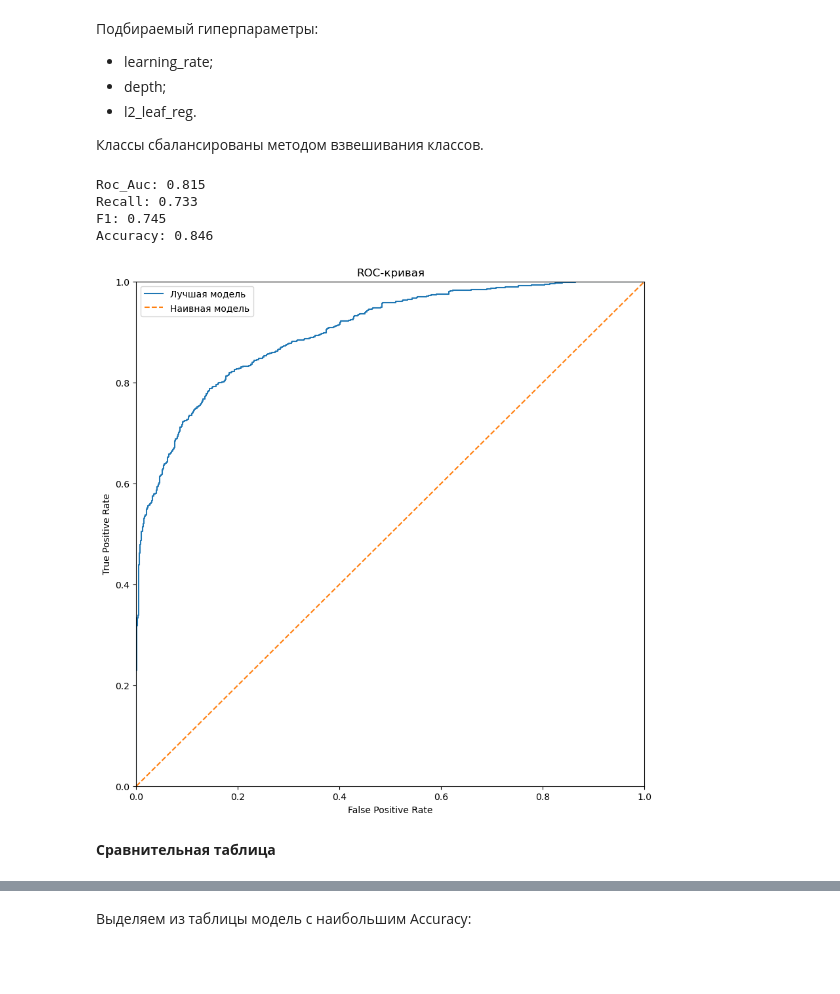
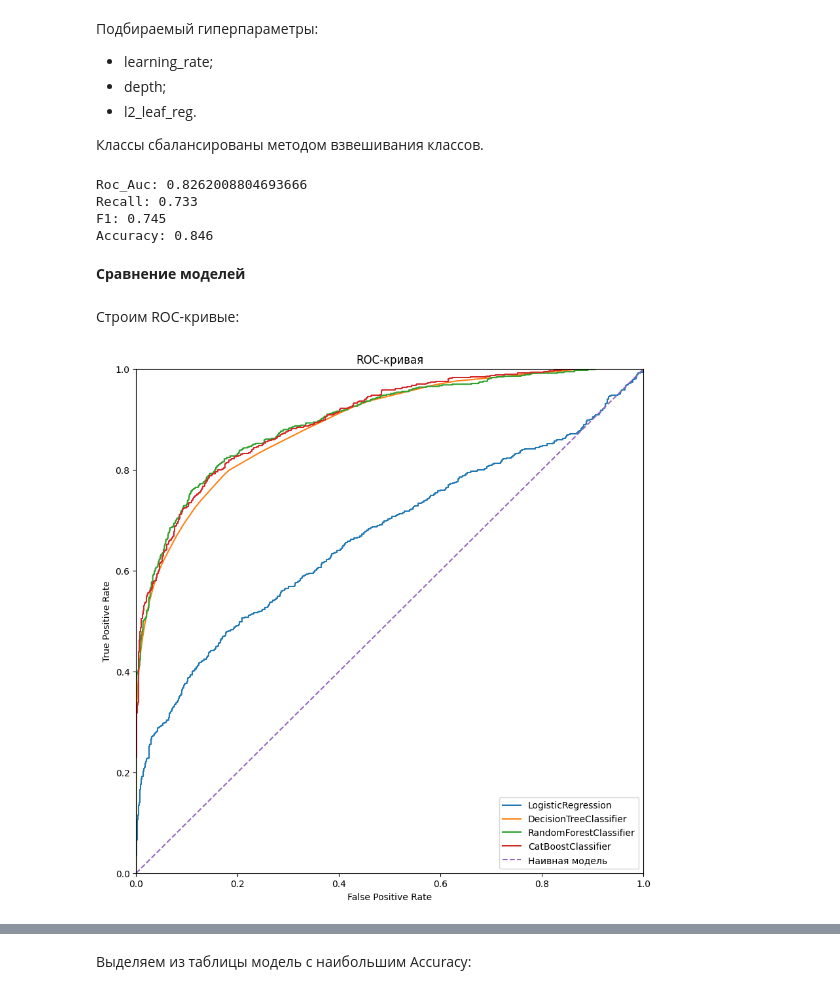
Before and after one commit to data-analyst-mr/DataScienceProjects, a Jupyter notebook: mobile_tariff/mobil_tarif.ipynb, the cells around one changed output, grey strips where cells are left out. Drawn from its saved outputs; the diff is of its cells as text; code cells hidden in the pictures; blank space fills up the shorter version.

```diff
--- a/mobile_tariff/mobil_tarif.ipynb
+++ b/mobile_tariff/mobil_tarif.ipynb
@@ -208,16 +215,21 @@ X_test_scaler = pd.DataFrame(scaler.transform(X_test), index=X_test.index, colum
 ### Функции построения моделей
 <a id="section_3_1"></a>
 # %%
-def roc_auc_diagr(model, X_train):
+def roc_auc_diagr(model_dict):
     '''функция отрисовки ROC-кривой'''
 
-    probabilities_train = model.predict_proba(X_train)
-    probabilities_one_train = probabilities_train[:, 1]
-    fpr, tpr, thresholds = roc_curve(y_train, probabilities_one_train)
+    plt.figure(figsize=(10, 10))
+    for model_name, model in model_dict.items():
+        if model_name == 'CatBoostClassifier':
+            X_train_tmp = X_train
+        else:
+            X_train_tmp = X_train_scaler
+        probabilities_train = model.predict_proba(X_train_tmp)
+        probabilities_one_train = probabilities_train[:, 1]
+        fpr, tpr, thresholds = roc_curve(y_train, probabilities_one_train)
 
-    plt.figure(figsize=(10, 10))
-    plt.plot(fpr, tpr, label='Лучшая модель')
-    plt.plot([0, 1], [0, 1], linestyle='--', label='Наивная модель')
+        ax = plt.plot(fpr, tpr, label=model_name)
+    ax = plt.plot([0, 1], [0, 1], linestyle='--', label='Наивная модель')
     plt.xlim([0.0, 1.0])
     plt.ylim([0.0, 1.0])
     plt.xlabel('False Positive Rate')
@@ -231,2 +243,6 @@ def roc_auc_diagr(model, X_train):
 В целях определения качества определения каждого из классов дополнительно рассчитываем метрики F1 и Recall.
+# %%
+model_dict = {}
+n_counts = 5
+skf = StratifiedKFold(n_splits = n_counts, shuffle = True, random_state=42)
 # %%
@@ -342,12 +362,19 @@ model_cb = CatBoostClassifier(verbose=False,                          # созд
                              class_weights=class_weights)
 # %%
 best_model_cb, accuracy_cb, recall_cb, roc_auc_cb, f1_cb, pred_cb, time_fit_cb, time_pred_cb = metrics(model_cb,
-                                                                               params_cb, X_train)
+                                                                                                       params_cb,
+                                                                                                       'CatBoostClassifier',
+                                                                                                       X_train)
 # %% [output]
-Roc_Auc: 0.815
+Roc_Auc: 0.8262008804693666
 Recall: 0.733
 F1: 0.745
 Accuracy: 0.846
-[figure, removed]
-# %% [markdown]
-**Сравнительная таблица**
+# %% [markdown]
+**Сравнение моделей**
+# %% [markdown]
+Строим ROC-кривые:
+# %%
+roc_auc_diagr(model_dict)
+# %% [output]
+[figure, added]
```
Also changed, not shown: parts of 17 cells of this notebook.
